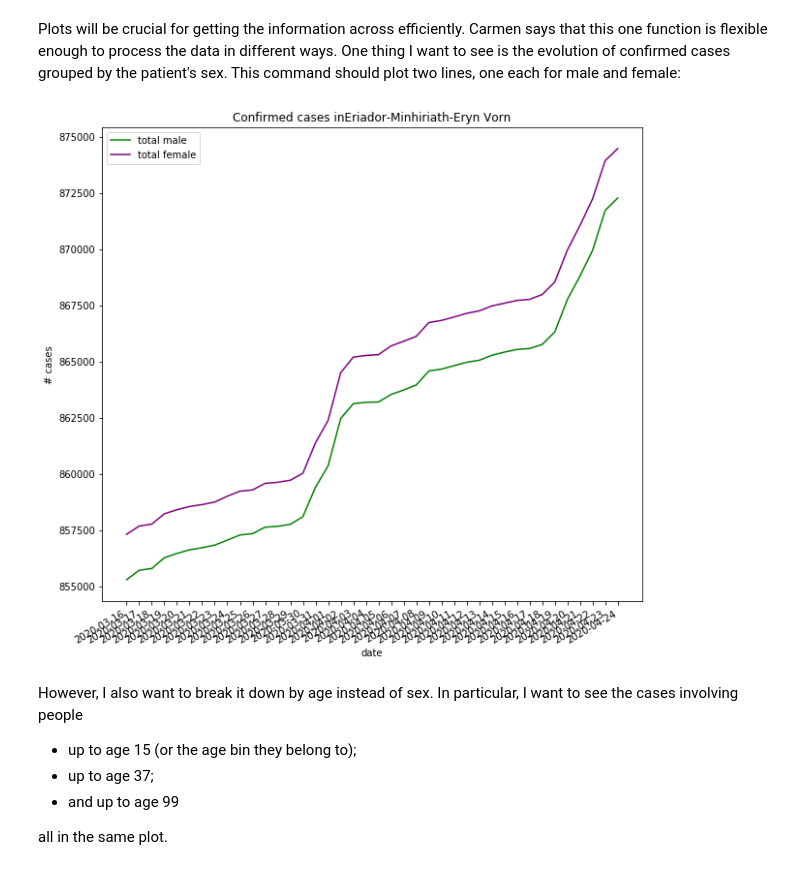
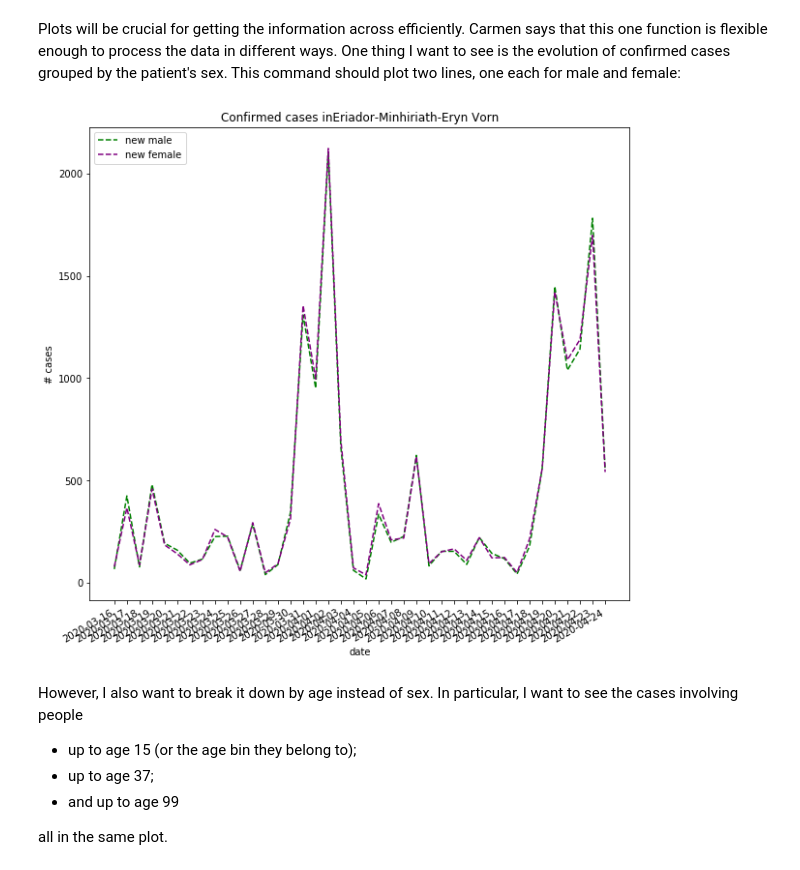
Before and after one commit to HongruiShi/Covid_Data_Project, a Jupyter notebook: Jim.ipynb, the cells around one changed output. Cells and saved outputs as stored; diff of their text form; code cells hidden in the pictures.

Commit message:
modify test_process_covid

```diff
--- a/Jim.ipynb
+++ b/Jim.ipynb
@@ -12,5 +12,5 @@ from process_covid import (load_covid_data,
 The data for each area is held in a specific file. Start by loading it in.
 # %%
 data_directory = Path("covid_data")
-data_file = "ER-Mi-EV_2020-03-16_2020-04-24.json"
+data_file = "test.json"
 data_er = load_covid_data(data_directory / data_file)
@@ -58,9 +80,9 @@ for date, ratio in zip(hosp_conf_dates[:5], hosp_conf_ratio[:5]):
 # %% [markdown]
 Plots will be crucial for getting the information across efficiently. Carmen says that this one function is flexible enough to process the data in different ways. One thing I want to see is the evolution of confirmed cases grouped by the patient's sex. This command should plot two lines, one each for male and female:
 # %%
-create_confirmed_plot(data_er, sex=True)
+create_confirmed_plot(data_er, sex=True,status='new')
 # %% [output]
-[figure, old version]
+[figure, new version]
 # %% [markdown]
 However, I also want to break it down by age instead of sex. In particular, I want to see the cases involving people
 - up to age 15 (or the age bin they belong to);
```
Also changed, not shown: parts of 4 cells of this notebook, 4 other files.
